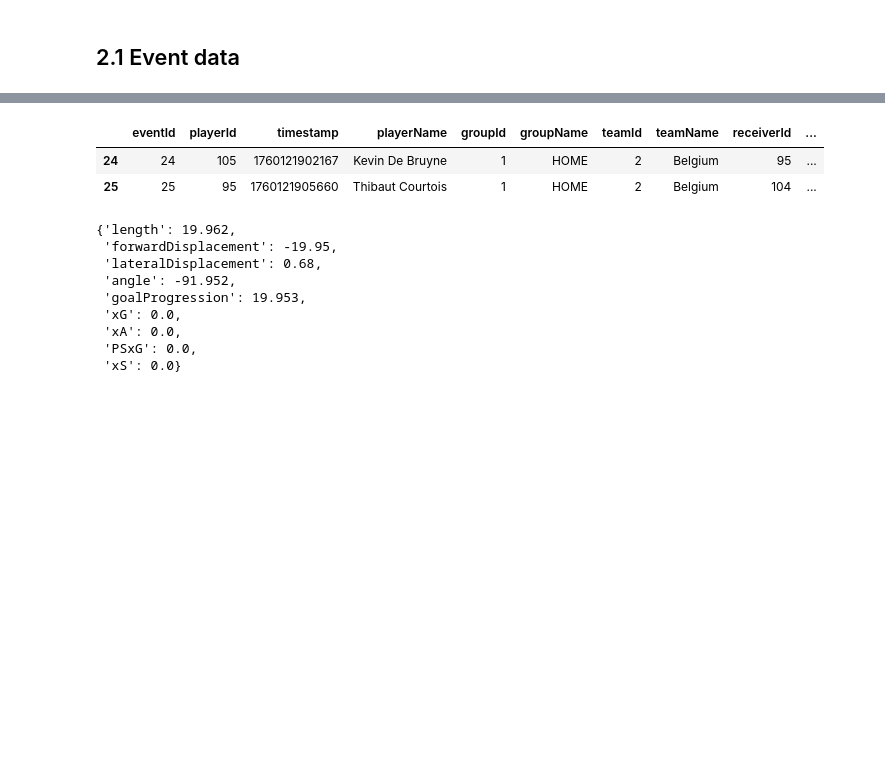
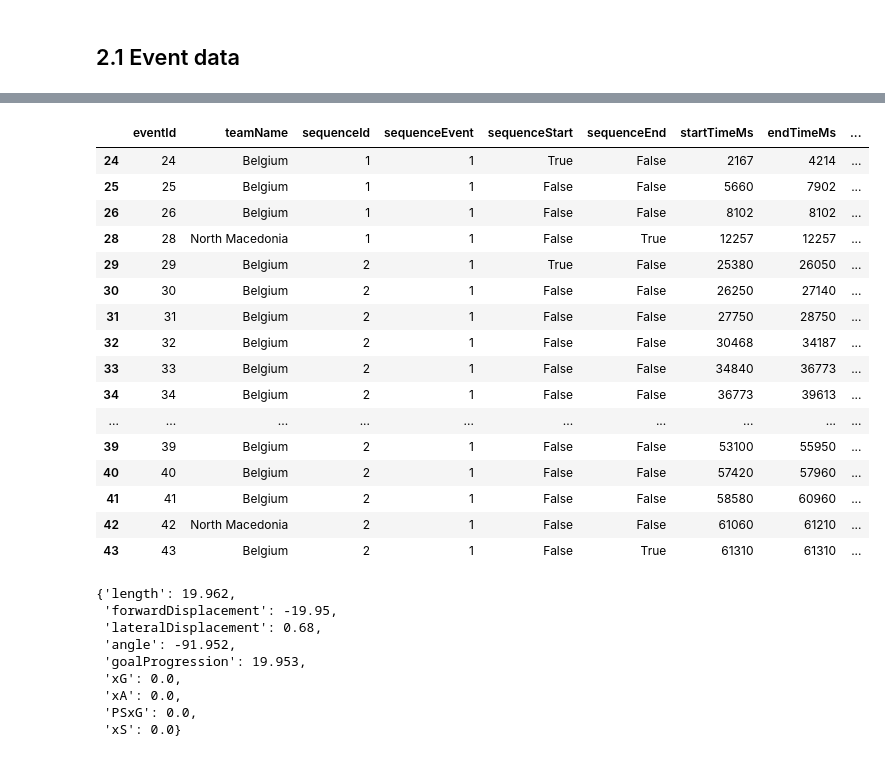
Before and after one commit to MarijnSt/belgium-north-macedonia-analysis, a Jupyter notebook: notebooks/data_exploration.ipynb, the cells around one changed output, grey strips where cells are left out. Drawn from its saved outputs; the diff is of its cells as text; code cells hidden in the pictures; blank space fills up the shorter version.

Commit message:
feat: possession stats

```diff
--- a/notebooks/data_exploration.ipynb
+++ b/notebooks/data_exploration.ipynb
@@ -56,11 +56,25 @@ events_data.head()
 | 3 | 3 | 20 | 1760121900000 | Zeno Koen Debast | 1 | HOME | 2 | Belgium | -1 | ... |
 | 4 | 4 | 33 | 1760121900000 | Arthur Nicolas Theate | 1 | HOME | 2 | Belgium | -1 | ... |
 # %%
-events_data[events_data["baseTypeName"] == "PASS"].head(2)
+events_data[(events_data["sequenceId"] == 1) | (events_data["sequenceId"] == 2)][["eventId", "teamName", "sequenceId", "sequenceEvent", "sequenceStart", "sequenceEnd", "startTimeMs", "endTimeMs", "baseTypeName", "subTypeName", "resultName", "shotTypeName", "foulTypeName", "positionTypeName", "formationTypeName", "possessionTypeName"]]
 # %% [output]
-|  | eventId | playerId | timestamp | playerName | groupId | groupName | teamId | teamName | receiverId | ... |
-| 24 | 24 | 105 | 1760121902167 | Kevin De Bruyne | 1 | HOME | 2 | Belgium | 95 | ... |
-| 25 | 25 | 95 | 1760121905660 | Thibaut Courtois | 1 | HOME | 2 | Belgium | 104 | ... |
+|  | eventId | teamName | sequenceId | sequenceEvent | sequenceStart | sequenceEnd | startTimeMs | endTimeMs | ... |
+| 24 | 24 | Belgium | 1 | 1 | True | False | 2167 | 4214 | ... |
+| 25 | 25 | Belgium | 1 | 1 | False | False | 5660 | 7902 | ... |
+| 26 | 26 | Belgium | 1 | 1 | False | False | 8102 | 8102 | ... |
+| 28 | 28 | North Macedonia | 1 | 1 | False | True | 12257 | 12257 | ... |
+| 29 | 29 | Belgium | 2 | 1 | True | False | 25380 | 26050 | ... |
+| 30 | 30 | Belgium | 2 | 1 | False | False | 26250 | 27140 | ... |
+| 31 | 31 | Belgium | 2 | 1 | False | False | 27750 | 28750 | ... |
+| 32 | 32 | Belgium | 2 | 1 | False | False | 30468 | 34187 | ... |
+| 33 | 33 | Belgium | 2 | 1 | False | False | 34840 | 36773 | ... |
+| 34 | 34 | Belgium | 2 | 1 | False | False | 36773 | 39613 | ... |
+| ... | ... | ... | ... | ... | ... | ... | ... | ... | ... |
+| 39 | 39 | Belgium | 2 | 1 | False | False | 53100 | 55950 | ... |
+| 40 | 40 | Belgium | 2 | 1 | False | False | 57420 | 57960 | ... |
+| 41 | 41 | Belgium | 2 | 1 | False | False | 58580 | 60960 | ... |
+| 42 | 42 | North Macedonia | 2 | 1 | False | False | 61060 | 61210 | ... |
+| 43 | 43 | Belgium | 2 | 1 | False | True | 61310 | 61310 | ... |
 # %%
 events_data[events_data["eventId"] == 24]["metrics"].values[0]
 # %% [output]
```
Also changed, not shown: 2 other files.
